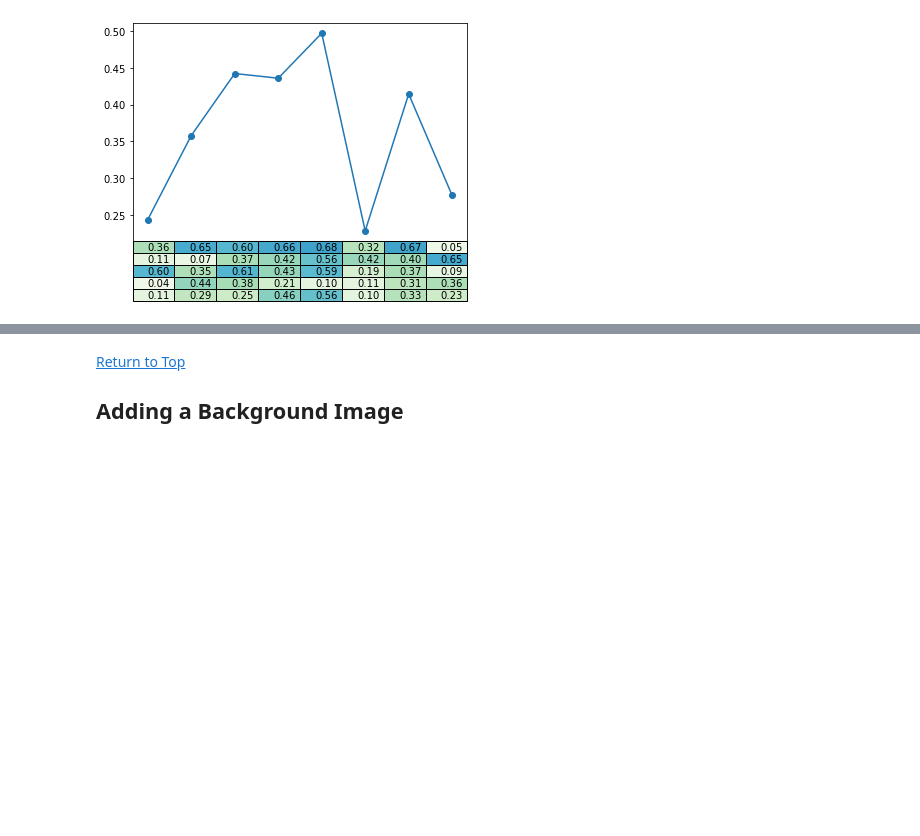
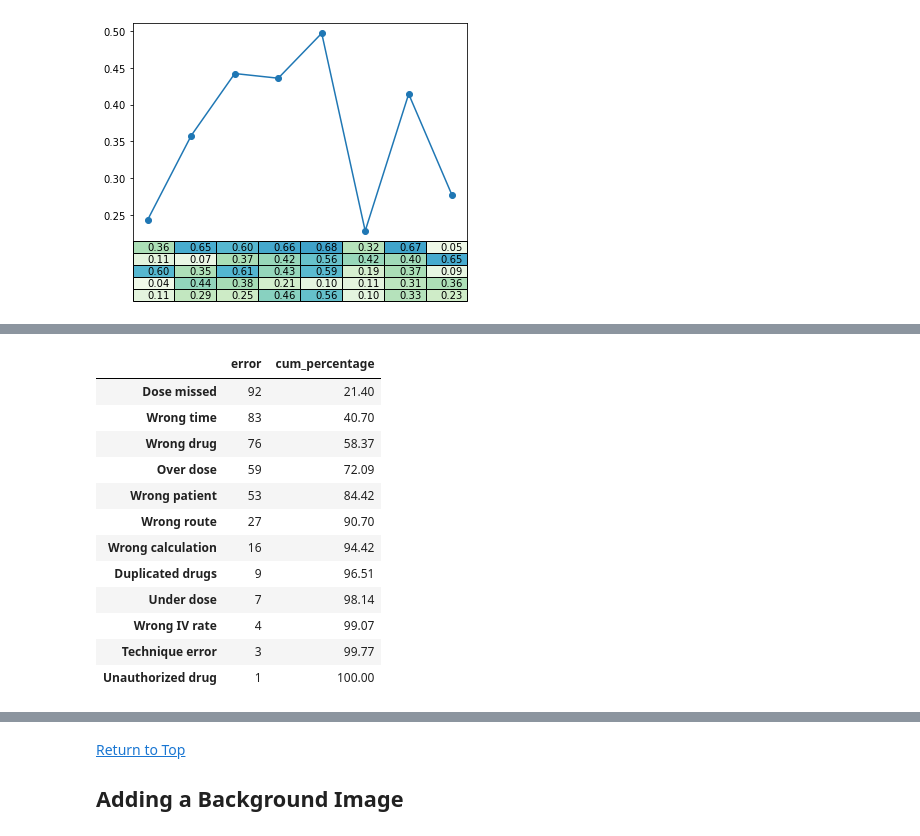
Before and after one commit to measley41/JupyterCheat-Sheets, a Jupyter notebook: Matplotlib_Examples_MDE.ipynb, the cells around one changed output, grey strips where cells are left out. Drawn from its saved outputs; the diff is of its cells as text; code cells hidden in the pictures; blank space fills up the shorter version.

```diff
--- a/Matplotlib_Examples_MDE.ipynb
+++ b/Matplotlib_Examples_MDE.ipynb
@@ -848,0 +878,34 @@ plt.show()
+# %%
+# Import required libraries
+import pandas as pd
+import matplotlib.pyplot as plt
+from matplotlib.ticker import PercentFormatter
+
+# Build data frame
+df = pd.DataFrame({"error": [92, 83, 76, 59, 53, 27, 16, 9, 7, 4, 3, 1]})
+
+# Reset the indexes
+df.index = ["Dose missed", "Wrong time", "Wrong drug", "Over dose", "Wrong patient", "Wrong route", "Wrong calculation", "Duplicated drugs", "Under dose", "Wrong IV rate", "Technique error", "Unauthorized drug"]
+
+# Sort values in descending order
+df = df.sort_values(by='error', ascending=False)
+
+# Add cumulative percentage column
+df["cum_percentage"] = round(df["error"].cumsum()/df["error"].sum()*100,2)
+
+# Display data frame
+df
+# %% [output]
+|  | error | cum_percentage |
+| Dose missed | 92 | 21.40 |
+| Wrong time | 83 | 40.70 |
+| Wrong drug | 76 | 58.37 |
+| Over dose | 59 | 72.09 |
+| Wrong patient | 53 | 84.42 |
+| Wrong route | 27 | 90.70 |
+| Wrong calculation | 16 | 94.42 |
+| Duplicated drugs | 9 | 96.51 |
+| Under dose | 7 | 98.14 |
+| Wrong IV rate | 4 | 99.07 |
+| Technique error | 3 | 99.77 |
+| Unauthorized drug | 1 | 100.00 |
```
Also changed, not shown: parts of 5 cells of this notebook, 3 other files.
